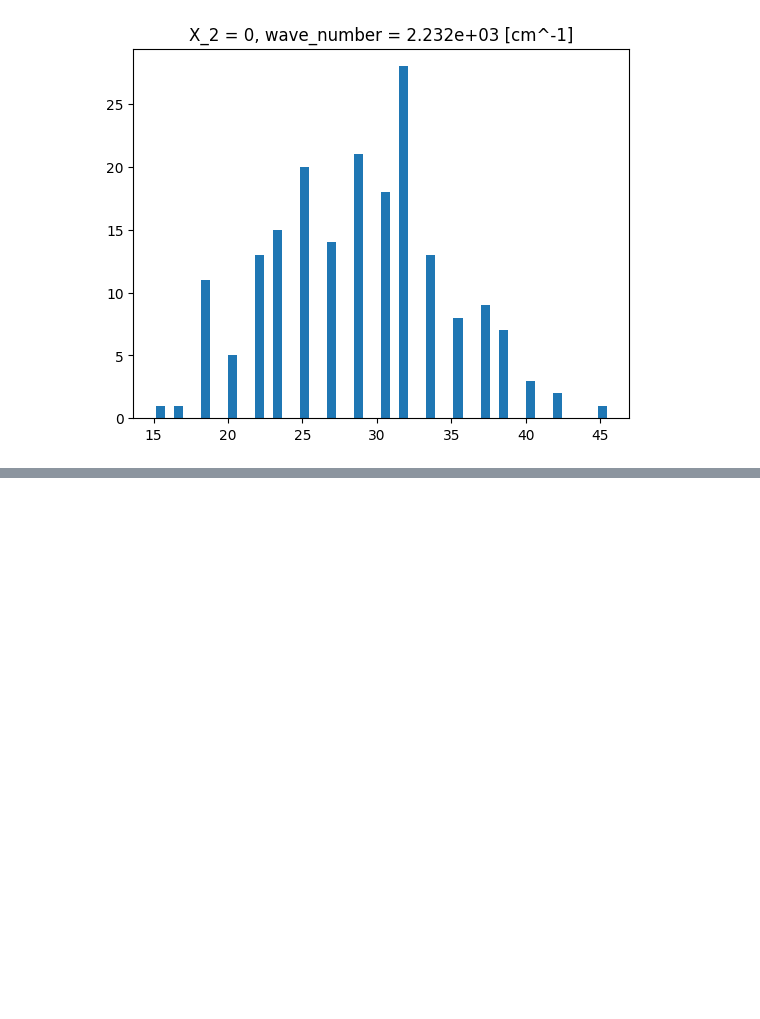
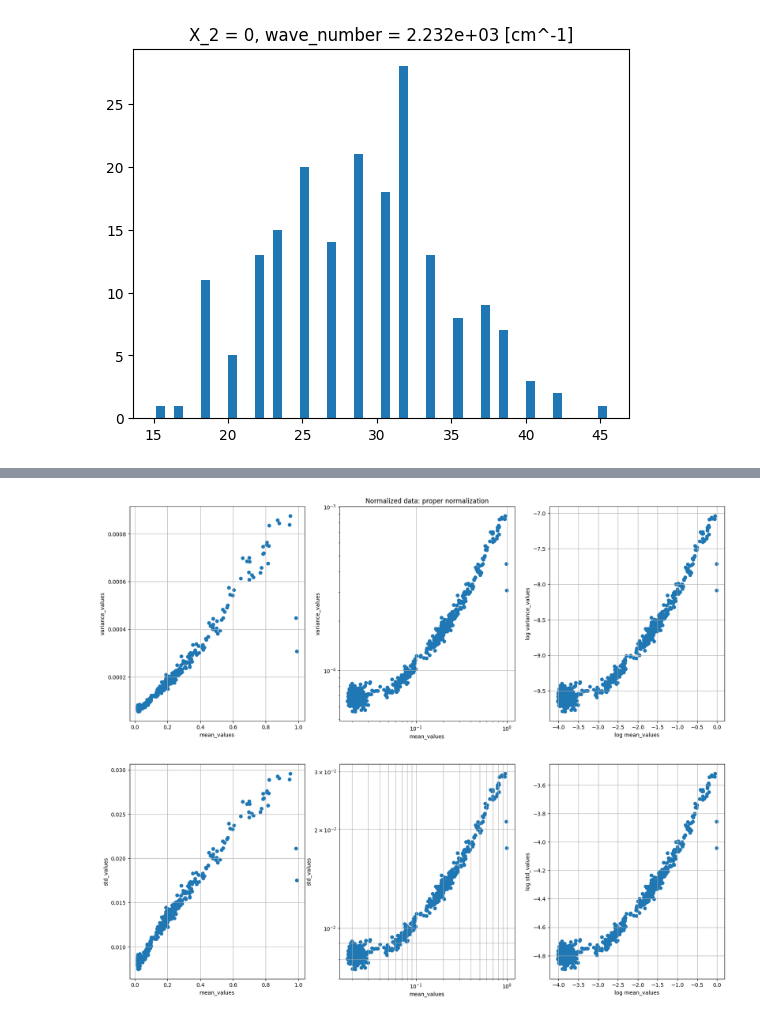
Before and after one commit to pietronvll/spectraformer, a Jupyter notebook: Poisson check.ipynb, the cells around one changed output, grey strips where cells are left out. Saved outputs shown, nothing was run; the diff lists cells and outputs as text; code cells hidden in the pictures; blank space fills up the shorter version.

```diff
--- a/Poisson check.ipynb
+++ b/Poisson check.ipynb
@@ -516,0 +646,43 @@ raw_ds_1[:,:,0,600].plot.hist(bins=50)
+# %%
+fig = plt.figure(figsize=(20,16))
+axes = fig.subplots(2, 3)
+
+axes[0,0].scatter(x=prop_norm_mean_values, y=prop_norm_variance_values)
+axes[0,0].set_xlabel('mean_values')
+axes[0,0].set_ylabel('variance_values')
+axes[0,0].grid(visible=True, which='major', axis='both')
+
+
+axes[0,1].scatter(x=prop_norm_mean_values, y=prop_norm_variance_values)
+axes[0,1].set_xlabel('mean_values')
+axes[0,1].set_ylabel('variance_values')
+axes[0,1].set_title('Normalized data: proper normalization')
+axes[0,1].set_yscale('log')
+axes[0,1].set_xscale('log')
+axes[0,1].grid(visible=True, which='major', axis='both')
+
+axes[0,2].scatter(x=np.log(prop_norm_mean_values), y=np.log(prop_norm_variance_values))
+axes[0,2].set_xlabel('log mean_values')
+axes[0,2].set_ylabel('log variance_values')
+axes[0,2].grid(visible=True, which='both', axis='both')
+
+axes[1,0].scatter(x=prop_norm_mean_values, y=prop_norm_std_values)
+axes[1,0].set_xlabel('mean_values')
+axes[1,0].set_ylabel('std_values')
+axes[1,0].grid(visible=True, which='major', axis='both')
+
+axes[1,1].scatter(x=prop_norm_mean_values, y=prop_norm_std_values)
+axes[1,1].set_xlabel('mean_values')
+axes[1,1].set_ylabel('std_values')
+axes[1,1].set_yscale('log')
+axes[1,1].set_xscale('log')
+axes[1,1].grid(visible=True, which='both', axis='both')
+
+axes[1,2].scatter(x=np.log(prop_norm_mean_values), y=np.log(prop_norm_std_values))
+axes[1,2].set_xlabel('log mean_values')
+axes[1,2].set_ylabel('log std_values')
+axes[1,2].grid(visible=True, which='both', axis='both')
+
+plt.show()
+# %% [output]
+[figure, added]
```
Also changed, not shown: parts of 17 cells of this notebook, 6 other files.
